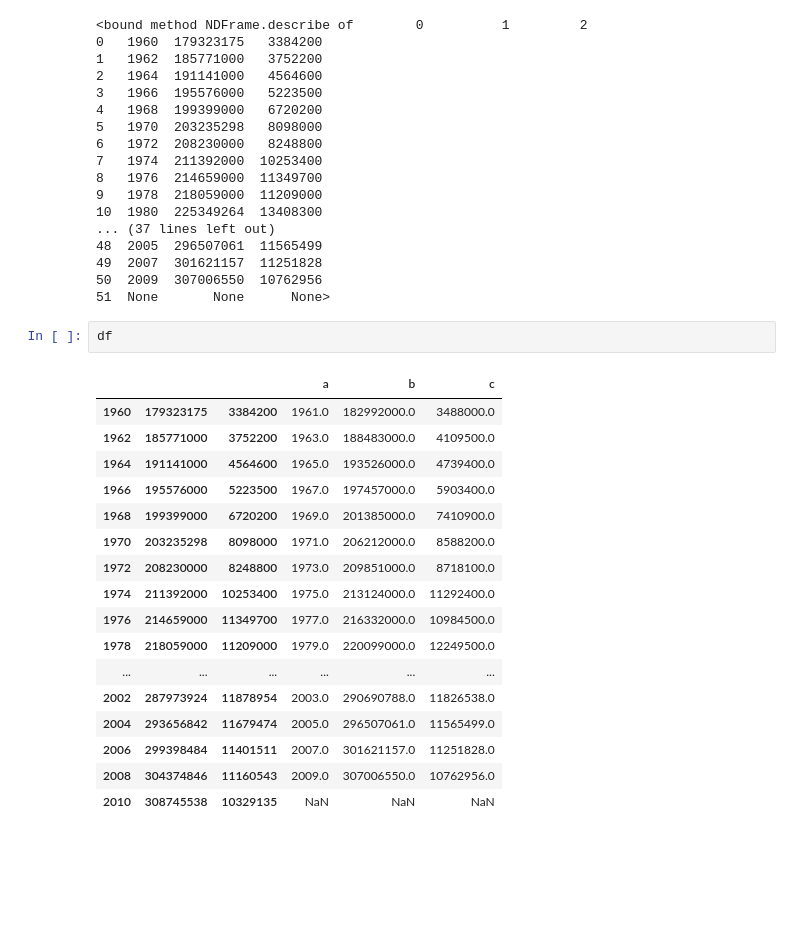
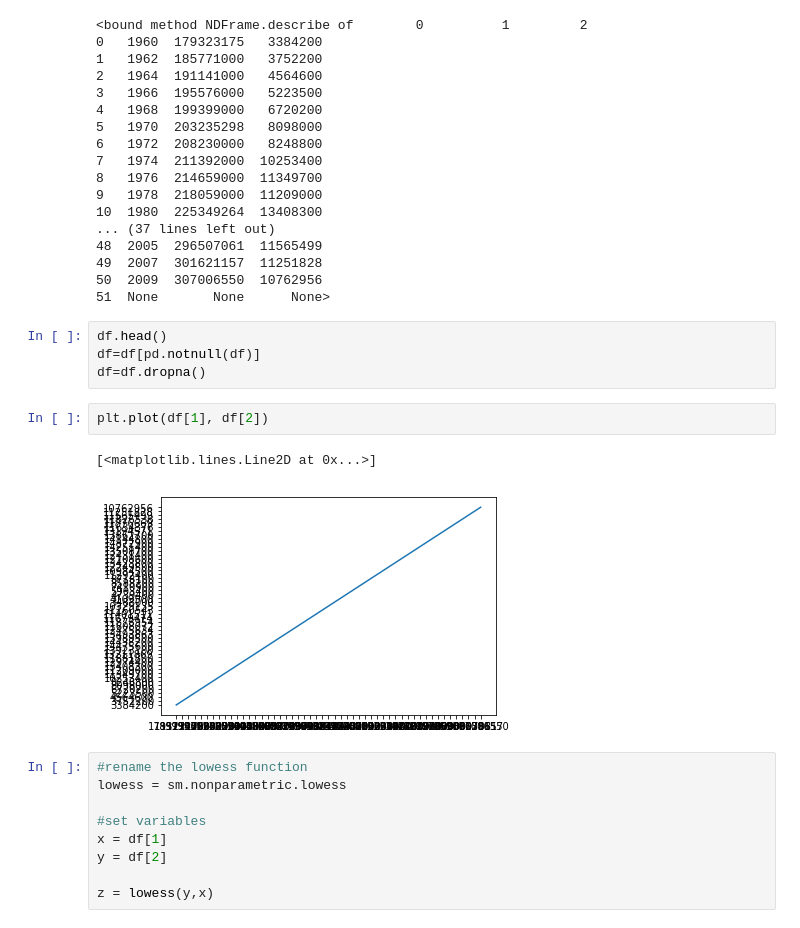
Before and after one commit to bobbyinfj/projects, a Jupyter notebook: 560_Nonparametric/Ch4_Ex1_Loess.ipynb, the cells around one changed output. Drawn from its saved outputs; the diff is of its cells as text; blank space fills up the shorter version.

```diff
--- a/560_Nonparametric/Ch4_Ex1_Loess.ipynb
+++ b/560_Nonparametric/Ch4_Ex1_Loess.ipynb
@@ -58,23 +60,21 @@ df.describe
 49  2007  301621157  11251828
 50  2009  307006550  10762956
 51  None       None      None>
-# %%
-df
-# %% [output]
-|  |  |  | a | b | c |
-| 1960 | 179323175 | 3384200 | 1961.0 | 182992000.0 | 3488000.0 |
-| 1962 | 185771000 | 3752200 | 1963.0 | 188483000.0 | 4109500.0 |
-| 1964 | 191141000 | 4564600 | 1965.0 | 193526000.0 | 4739400.0 |
-| 1966 | 195576000 | 5223500 | 1967.0 | 197457000.0 | 5903400.0 |
-| 1968 | 199399000 | 6720200 | 1969.0 | 201385000.0 | 7410900.0 |
-| 1970 | 203235298 | 8098000 | 1971.0 | 206212000.0 | 8588200.0 |
-| 1972 | 208230000 | 8248800 | 1973.0 | 209851000.0 | 8718100.0 |
-| 1974 | 211392000 | 10253400 | 1975.0 | 213124000.0 | 11292400.0 |
-| 1976 | 214659000 | 11349700 | 1977.0 | 216332000.0 | 10984500.0 |
-| 1978 | 218059000 | 11209000 | 1979.0 | 220099000.0 | 12249500.0 |
-| ... | ... | ... | ... | ... | ... |
-| 2002 | 287973924 | 11878954 | 2003.0 | 290690788.0 | 11826538.0 |
-| 2004 | 293656842 | 11679474 | 2005.0 | 296507061.0 | 11565499.0 |
-| 2006 | 299398484 | 11401511 | 2007.0 | 301621157.0 | 11251828.0 |
-| 2008 | 304374846 | 11160543 | 2009.0 | 307006550.0 | 10762956.0 |
-| 2010 | 308745538 | 10329135 | NaN | NaN | NaN |
+# %%
+df.head()
+df=df[pd.notnull(df)]
+df=df.dropna()
+# %%
+plt.plot(df[1], df[2])
+# %% [output]
+[<matplotlib.lines.Line2D at 0x...>]
+[figure, added]
+# %%
+#rename the lowess function
+lowess = sm.nonparametric.lowess
+
+#set variables
+x = df[1]
+y = df[2]
+
+z = lowess(y,x)
```
Also changed, not shown: parts of 4 cells of this notebook.
